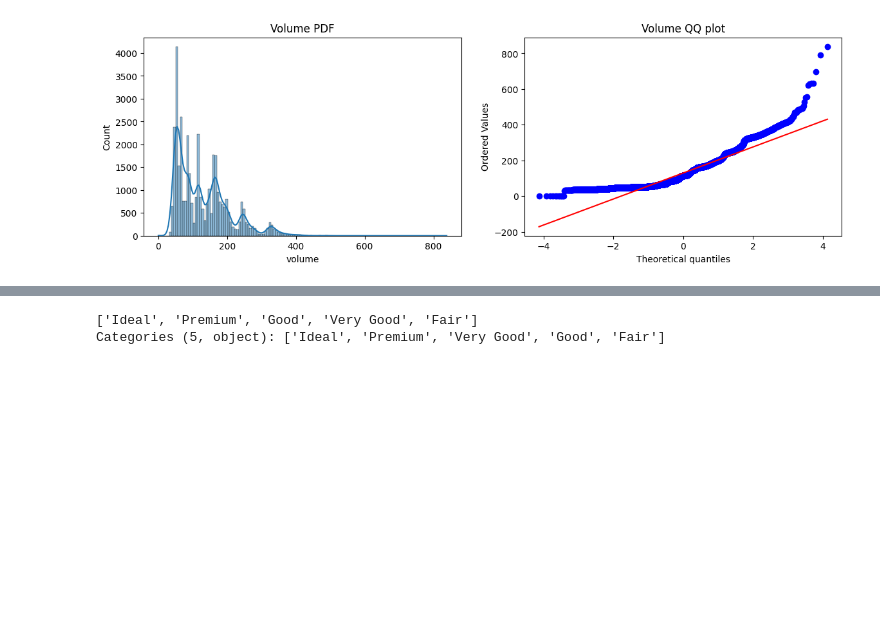
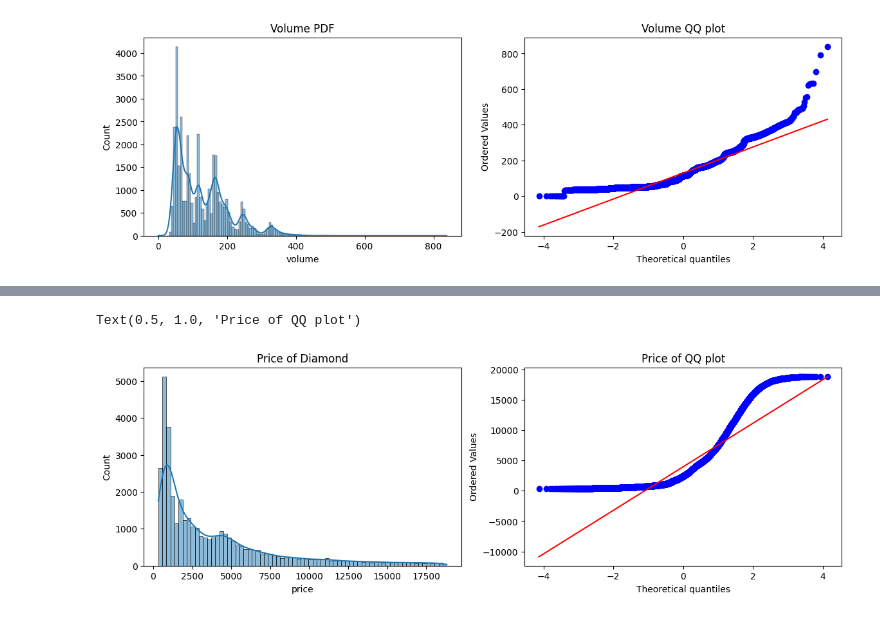
Before and after one commit to chaudhary-dotcom/Transformation, a Jupyter notebook: diamonds_transformation.ipynb, the cells around one changed output, grey strips where cells are left out. Cells and saved outputs as stored; diff of their text form; code cells hidden in the pictures; blank space fills up the shorter version.

```diff
--- a/diamonds_transformation.ipynb
+++ b/diamonds_transformation.ipynb
@@ -131 +122,13 @@ plt.show()
+# %%
+plt.figure(figsize=(14, 4))
+plt.subplot(121)
+sns.histplot(y_train, kde=True)
+plt.title('Price of Diamond')
+
+plt.subplot(122)
+stats.probplot(y_train, dist='norm', plot=plt)
+plt.title('Price of QQ plot')
+# %% [output]
+Text(0.5, 1.0, 'Price of QQ plot')
+[figure, added]
 # %%
@@ -134,7 +139,2 @@ from sklearn.compose import ColumnTransformer
-# %%
-df['cut'].unique()
-# %% [output]
-['Ideal', 'Premium', 'Good', 'Very Good', 'Fair']
-Categories (5, object): ['Ideal', 'Premium', 'Very Good', 'Good', 'Fair']
 # %%
 cut_categories = ['Ideal', 'Premium', 'Good', 'Very Good', 'Fair']
```
Also changed, not shown: parts of 19 cells of this notebook.
